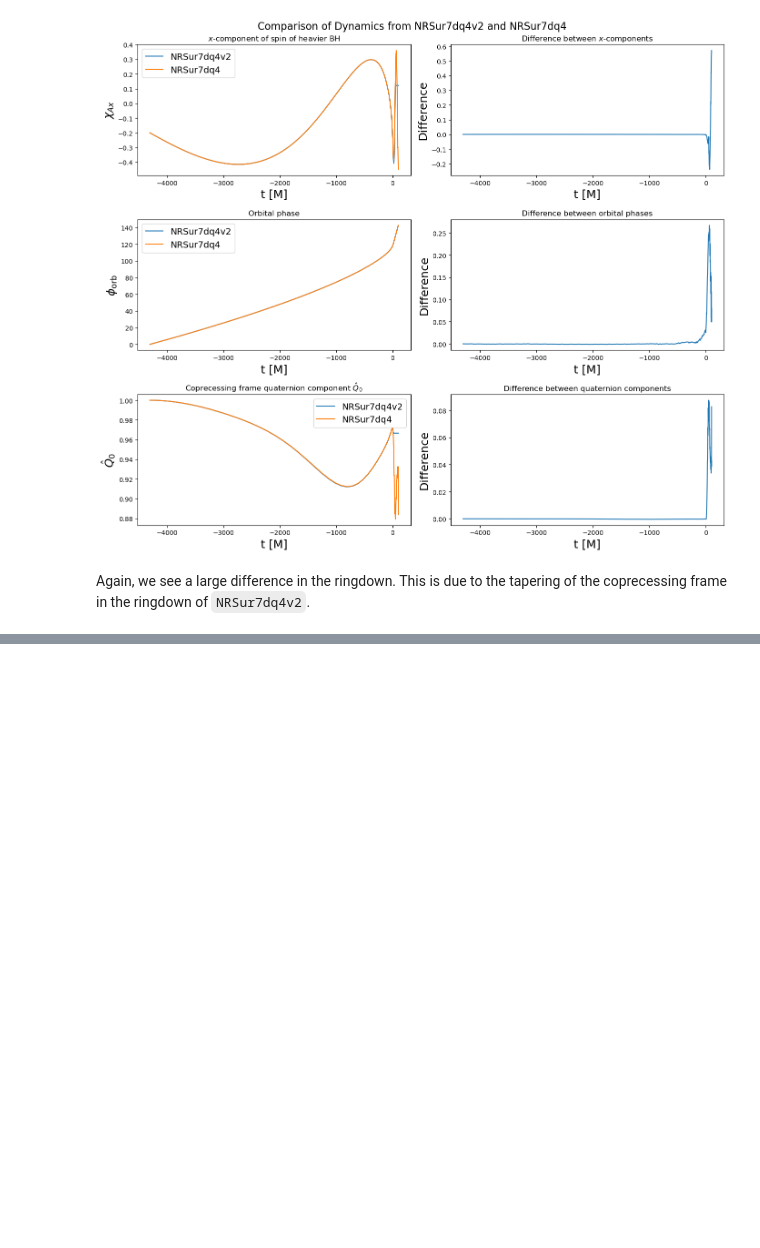
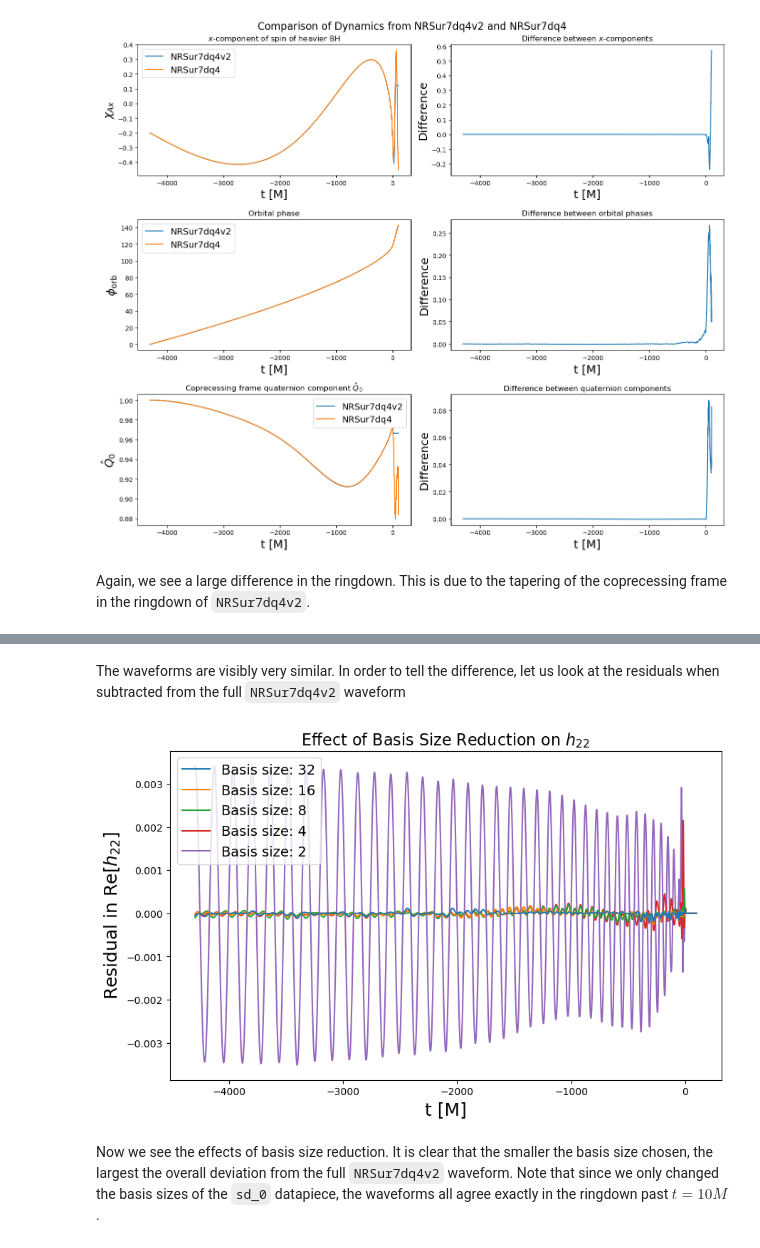
Before and after one commit to sxs-collaboration/gwsurrogate, a Jupyter notebook: tutorial/website/NRSur7dq4v2.ipynb, the cells around one changed output, grey strips where cells are left out. Cells and saved outputs as stored; diff of their text form; code cells hidden in the pictures; blank space fills up the shorter version.

````diff
--- a/tutorial/website/NRSur7dq4v2.ipynb
+++ b/tutorial/website/NRSur7dq4v2.ipynb
@@ -302,0 +390,16 @@ Again, we see a large difference in the ringdown. This is due to the tapering of
+# %% [markdown]
+The waveforms are visibly very similar. In order to tell the difference, let us look at the residuals when subtracted from the full ```NRSur7dq4v2``` waveform
+# %%
+fig_basred, ax_basred = P.subplots(figsize=(10,6))
+
+for size in basis_sizes:
+    ax_basred.plot(t, h22re_waveforms[64]-h22re_waveforms[size], label=f'Basis size: {size}', zorder =size) # Plotting the residuals with different zorder to ensure smaller basis sizes are plotted on top
+ax_basred.set_xlabel(r't [M]', fontsize=18)
+ax_basred.set_ylabel(r'Residual in Re[$h_{22}$]', fontsize=18)
+ax_basred.set_title('Effect of Basis Size Reduction on $h_{22}$', fontsize=16)
+ax_basred.legend(fontsize=14, loc='upper left')
+P.show()
+# %% [output]
+[figure, added]
+# %% [markdown]
+Now we see the effects of basis size reduction. It is clear that the smaller the basis size chosen, the largest the overall deviation from the full ```NRSur7dq4v2``` waveform. Note that since we only changed the basis sizes of the ```sd_0``` datapiece, the waveforms all agree exactly in the ringdown past $t=10M$.
````
Also changed, not shown: parts of 13 cells of this notebook, 2 other files.
